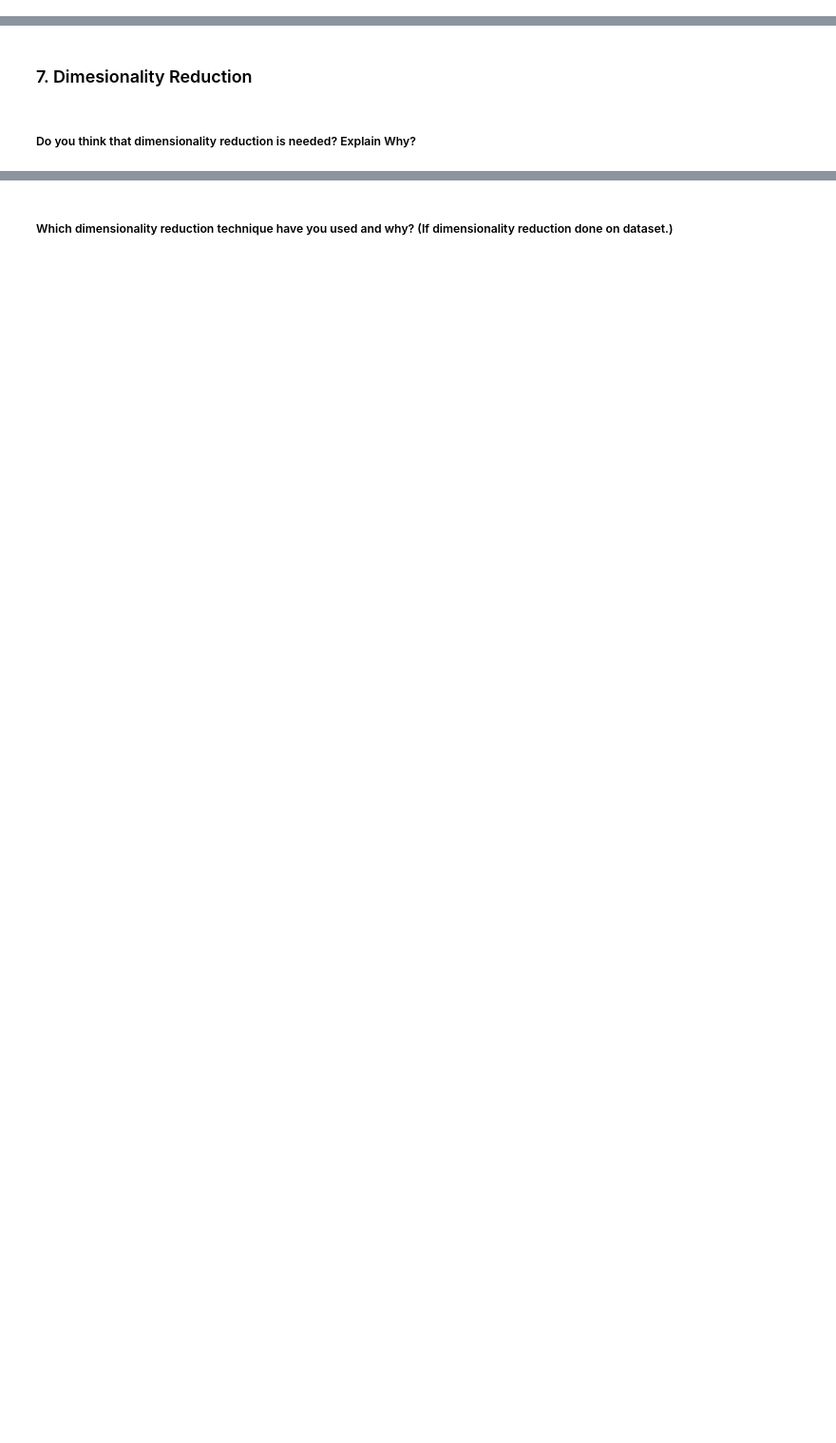
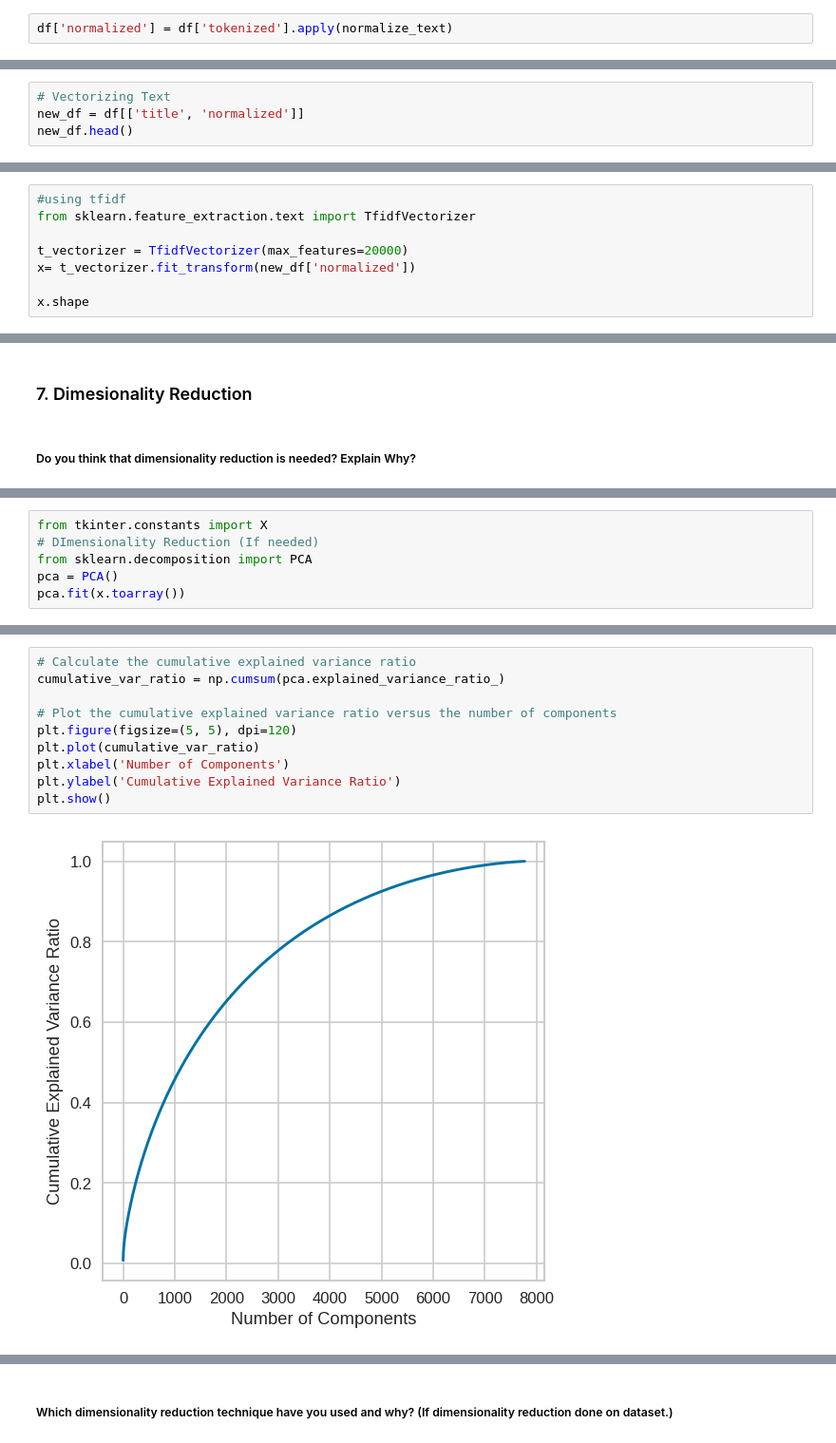
Before and after one commit to GaytriChoudhari/Unsupervised_ML_Netflix_Movies_and_TV_Shows_Clustering, a Jupyter notebook: Unsupervised_ML_Netflix_Movies_and_TV_Shows_Clustering.ipynb, the cells around one changed output, grey strips where cells are left out. Shown at 95% size. Drawn from its saved outputs; the diff is of its cells as text; blank space fills up the shorter version.

```diff
--- a/Unsupervised_ML_Netflix_Movies_and_TV_Shows_Clustering.ipynb
+++ b/Unsupervised_ML_Netflix_Movies_and_TV_Shows_Clustering.ipynb
@@ -1245,0 +1284,2 @@ df['clustering_attributes'][40]
+# %%
+df['normalized'] = df['tokenized'].apply(normalize_text)
@@ -1275,0 +1305,4 @@ print(f'datatype : {type(vector)}')
+# %%
+# Vectorizing Text
+new_df = df[['title', 'normalized']]
+new_df.head()
@@ -1275,0 +1316,8 @@ print(f'datatype : {type(vector)}')
+# %%
+#using tfidf
+from sklearn.feature_extraction.text import TfidfVectorizer
+
+t_vectorizer = TfidfVectorizer(max_features=20000)
+x= t_vectorizer.fit_transform(new_df['normalized'])
+
+x.shape
@@ -1317,0 +1355,6 @@ Answer Here.
+# %%
+from tkinter.constants import X
+# DImensionality Reduction (If needed)
+from sklearn.decomposition import PCA
+pca = PCA()
+pca.fit(x.toarray())
@@ -1317,0 +1363,12 @@ Answer Here.
+# %%
+# Calculate the cumulative explained variance ratio
+cumulative_var_ratio = np.cumsum(pca.explained_variance_ratio_)
+
+# Plot the cumulative explained variance ratio versus the number of components
+plt.figure(figsize=(5, 5), dpi=120)
+plt.plot(cumulative_var_ratio)
+plt.xlabel('Number of Components')
+plt.ylabel('Cumulative Explained Variance Ratio')
+plt.show()
+# %% [output]
+[figure, added]
```
Also changed, not shown: parts of 73 cells of this notebook.
